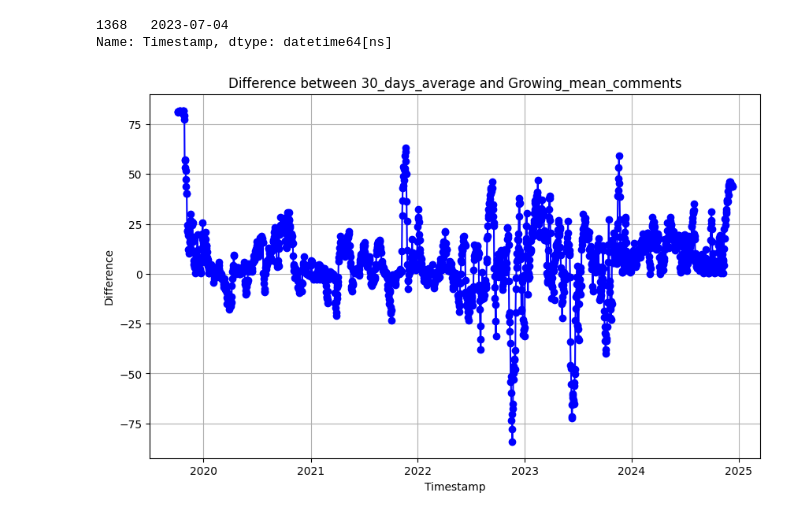
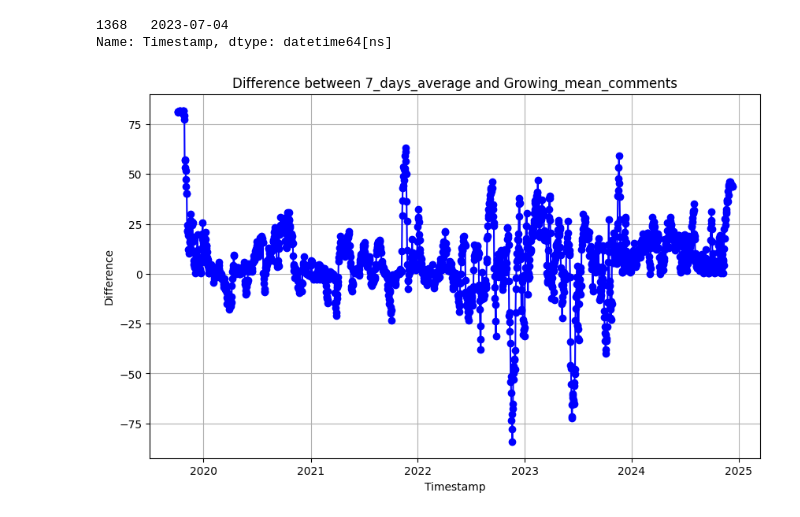
Before and after one commit to mattsou-data/Applied-Deep-Learning, a Jupyter notebook: First_visualisations.ipynb, the cells around one changed output. Drawn from its saved outputs; the diff is of its cells as text; code cells hidden in the pictures.

```diff
--- a/First_visualisations.ipynb
+++ b/First_visualisations.ipynb
@@ -492,12 +485,12 @@ Name: Timestamp, dtype: datetime64[ns]
 # %%
 # Line plot
 plt.figure(figsize=(10, 6))
 plt.plot(comments_count_df['Timestamp'], comments_count_df['7-day index'], marker='o', linestyle='-', color='b')
 plt.xlabel('Timestamp')
 plt.ylabel('Difference')
-plt.title('Difference between 30_days_average and Growing_mean_comments')
+plt.title('Difference between 7_days_average and Growing_mean_comments')
 plt.grid(True)
 plt.show()
 # %% [output]
-[figure, old version]
+[figure, new version]
 # %%
```
Also changed, not shown: parts of 12 cells of this notebook, 2 other files.
